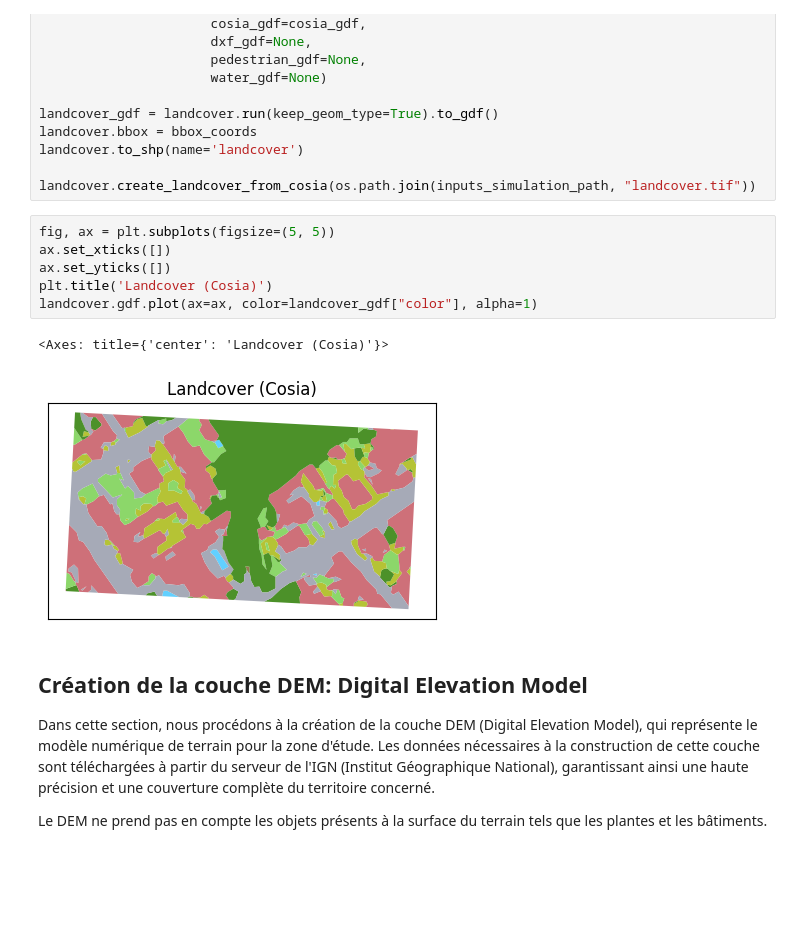
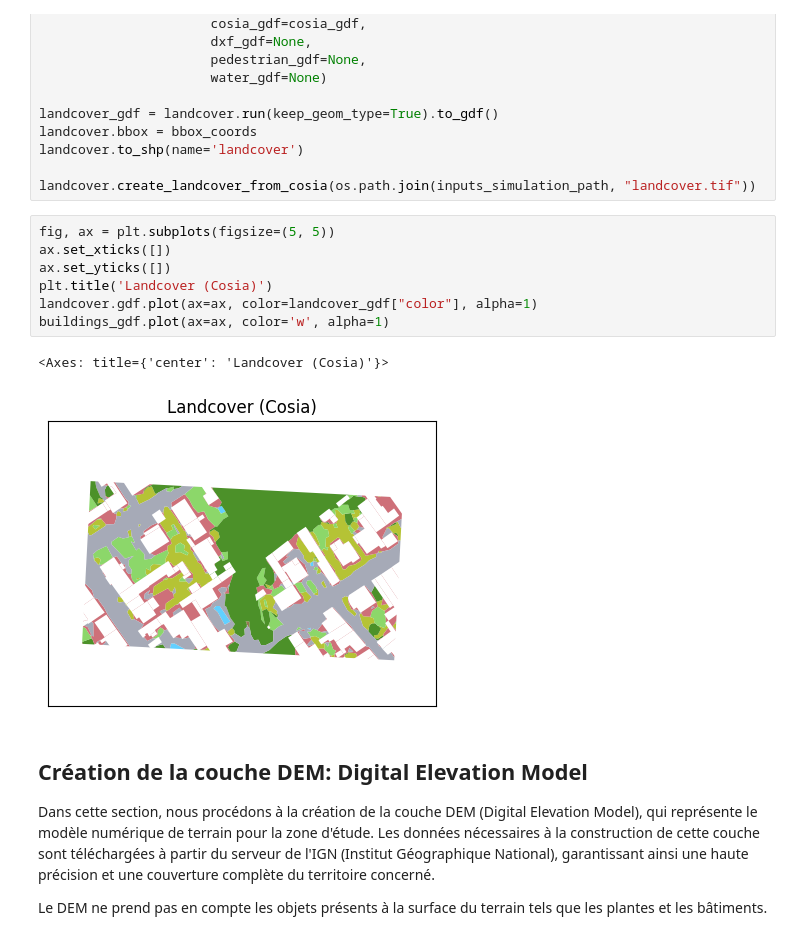
Before and after one commit to rupeelab17/pymdu, a Jupyter notebook: Demo_PyMDU_Atelier.ipynb, the cells around one changed output. Drawn from its saved outputs; the diff is of its cells as text; blank space fills up the shorter version.

```diff
--- a/Demo_PyMDU_Atelier.ipynb
+++ b/Demo_PyMDU_Atelier.ipynb
@@ -246,12 +251,13 @@ landcover.create_landcover_from_cosia(os.path.join(inputs_simulation_path, "land
 # %%
 fig, ax = plt.subplots(figsize=(5, 5))
 ax.set_xticks([])
 ax.set_yticks([])
 plt.title('Landcover (Cosia)')
 landcover.gdf.plot(ax=ax, color=landcover_gdf["color"], alpha=1)
+buildings_gdf.plot(ax=ax, color='w', alpha=1)
 # %% [output]
 <Axes: title={'center': 'Landcover (Cosia)'}>
-[figure, old version]
+[figure, new version]
 # %% [markdown]
 ## Création de la couche DEM: Digital Elevation Model
 
```
Also changed, not shown: parts of 5 cells of this notebook.
